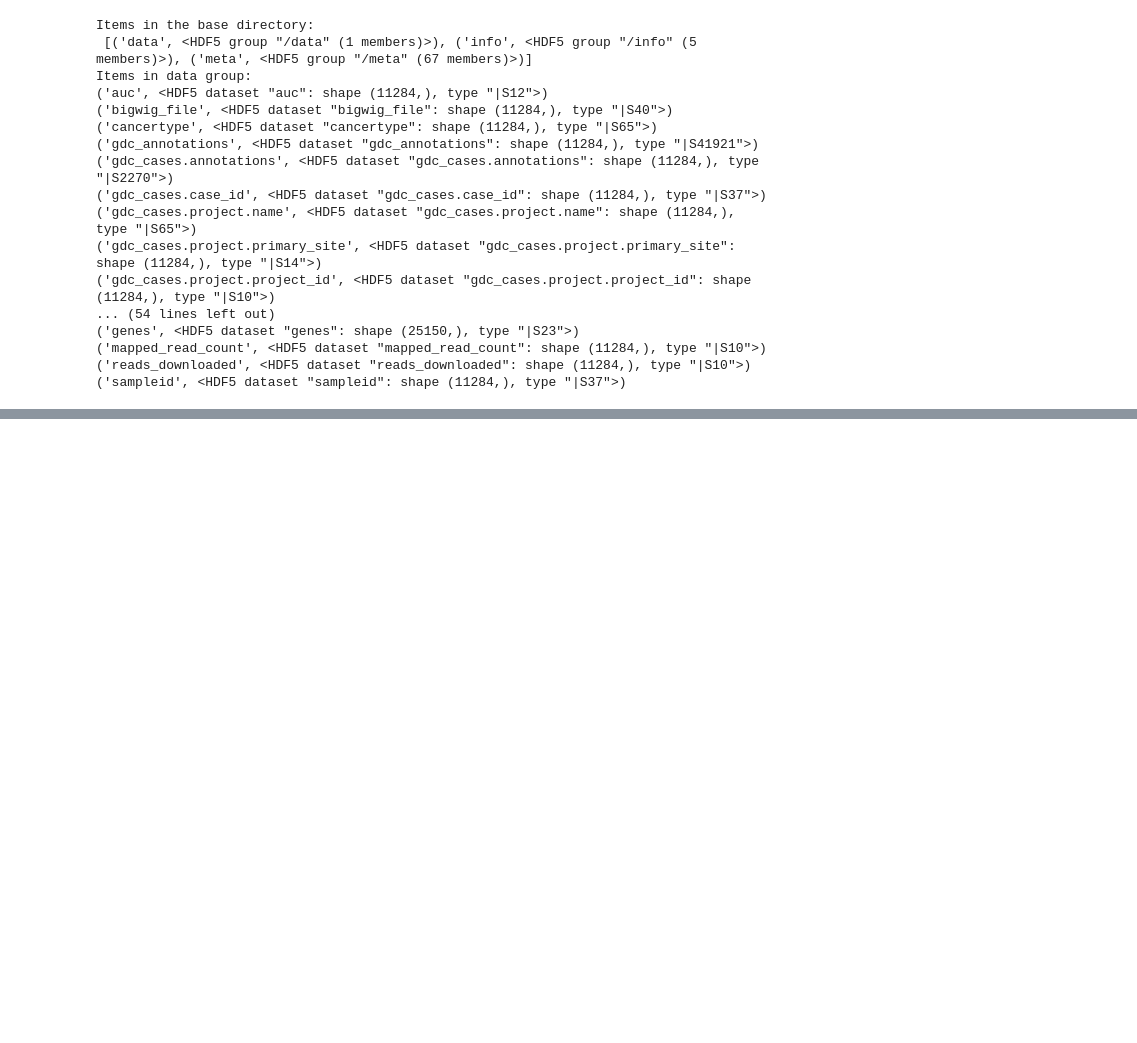
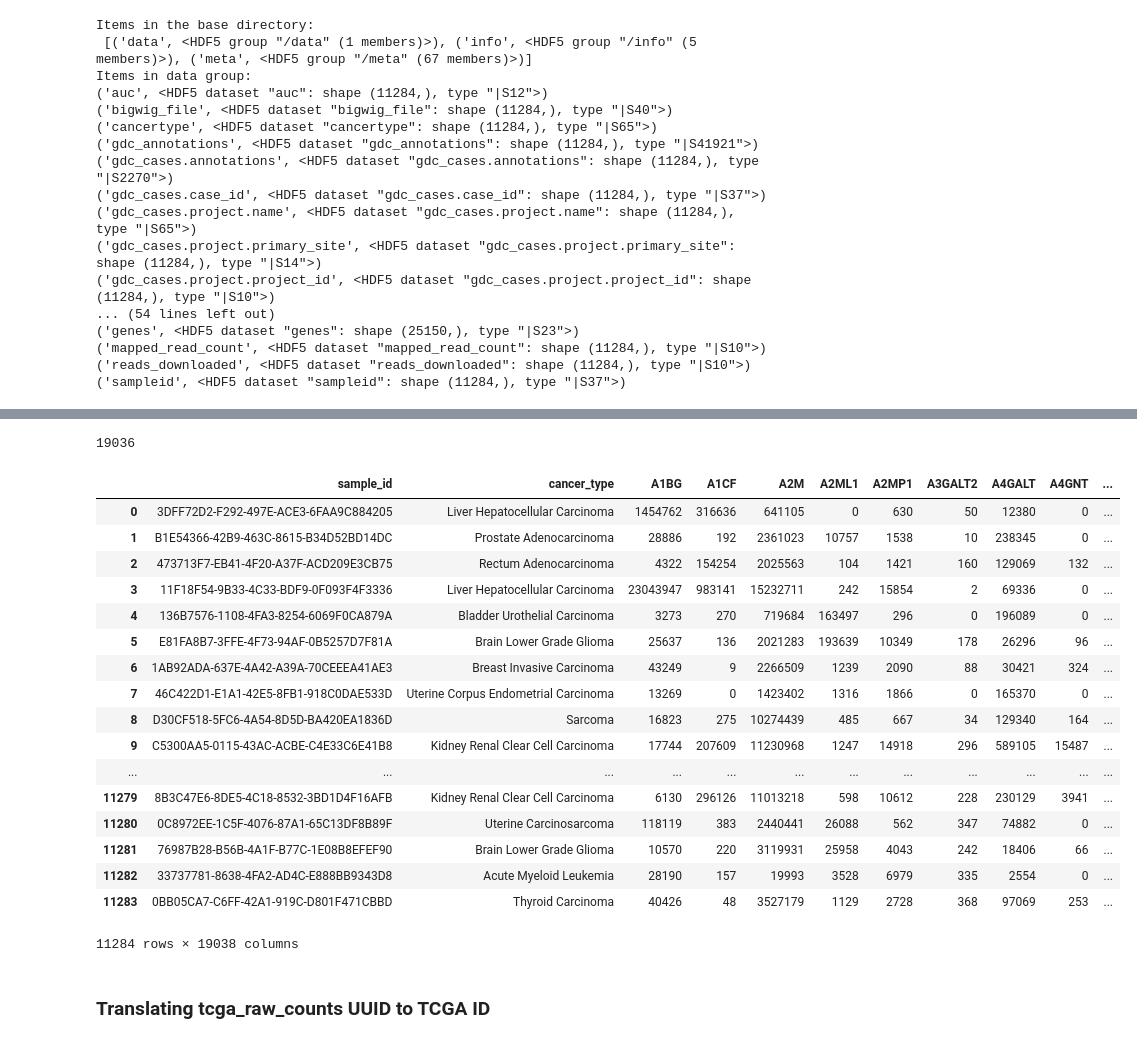
Before and after one commit to DEIB-GECO/brca_subtype, a Jupyter notebook: notebooks/ARCHS4_tcga_preprocessing.ipynb, the cells around one changed output, grey strips where cells are left out. Drawn from its saved outputs; the diff is of its cells as text; code cells hidden in the pictures; blank space fills up the shorter version.

```diff
--- a/notebooks/ARCHS4_tcga_preprocessing.ipynb
+++ b/notebooks/ARCHS4_tcga_preprocessing.ipynb
@@ -32,6 +32,7 @@ Items in data group:
 # %%
 with h5py.File('../data/TCGA_source/tcga_raw_counts.h5','r') as hdf:
     sample_id = [x.decode() for x in hdf["/meta/sampleid"]]
+    gdc_id = [x.decode() for x in hdf["/meta/gdc_file_id"]]
     cancer_type = [x.decode() for x in hdf["/meta/cancertype"]]
 # %%
 with h5py.File('../data/TCGA_source/tcga_raw_counts.h5','r') as hdf:
@@ -101,0 +53,34 @@ len(common_all)
+# %%
+common_genes = np.intersect1d(archs4_genes, tcga_raw_genes)
+# %%
+len(common_genes)
+# %% [output]
+19036
+# %%
+archs4_19036 = archs4[common_genes]
+tcga_raw_19036 = data[common_genes]
+# %%
+tcga_raw_19036 = pd.concat([sample_id_df, cancer_type_df, tcga_raw_19036], axis=1)
+# %%
+tcga_raw_19036
+# %% [output]
+|  | sample_id | cancer_type | A1BG | A1CF | A2M | A2ML1 | A2MP1 | A3GALT2 | A4GALT | A4GNT | ... |
+| 0 | 3DFF72D2-F292-497E-ACE3-6FAA9C884205 | Liver Hepatocellular Carcinoma | 1454762 | 316636 | 641105 | 0 | 630 | 50 | 12380 | 0 | ... |
+| 1 | B1E54366-42B9-463C-8615-B34D52BD14DC | Prostate Adenocarcinoma | 28886 | 192 | 2361023 | 10757 | 1538 | 10 | 238345 | 0 | ... |
+| 2 | 473713F7-EB41-4F20-A37F-ACD209E3CB75 | Rectum Adenocarcinoma | 4322 | 154254 | 2025563 | 104 | 1421 | 160 | 129069 | 132 | ... |
+| 3 | 11F18F54-9B33-4C33-BDF9-0F093F4F3336 | Liver Hepatocellular Carcinoma | 23043947 | 983141 | 15232711 | 242 | 15854 | 2 | 69336 | 0 | ... |
+| 4 | 136B7576-1108-4FA3-8254-6069F0CA879A | Bladder Urothelial Carcinoma | 3273 | 270 | 719684 | 163497 | 296 | 0 | 196089 | 0 | ... |
+| 5 | E81FA8B7-3FFE-4F73-94AF-0B5257D7F81A | Brain Lower Grade Glioma | 25637 | 136 | 2021283 | 193639 | 10349 | 178 | 26296 | 96 | ... |
+| 6 | 1AB92ADA-637E-4A42-A39A-70CEEEA41AE3 | Breast Invasive Carcinoma | 43249 | 9 | 2266509 | 1239 | 2090 | 88 | 30421 | 324 | ... |
+| 7 | 46C422D1-E1A1-42E5-8FB1-918C0DAE533D | Uterine Corpus Endometrial Carcinoma | 13269 | 0 | 1423402 | 1316 | 1866 | 0 | 165370 | 0 | ... |
+| 8 | D30CF518-5FC6-4A54-8D5D-BA420EA1836D | Sarcoma | 16823 | 275 | 10274439 | 485 | 667 | 34 | 129340 | 164 | ... |
+| 9 | C5300AA5-0115-43AC-ACBE-C4E33C6E41B8 | Kidney Renal Clear Cell Carcinoma | 17744 | 207609 | 11230968 | 1247 | 14918 | 296 | 589105 | 15487 | ... |
+| ... | ... | ... | ... | ... | ... | ... | ... | ... | ... | ... | ... |
+| 11279 | 8B3C47E6-8DE5-4C18-8532-3BD1D4F16AFB | Kidney Renal Clear Cell Carcinoma | 6130 | 296126 | 11013218 | 598 | 10612 | 228 | 230129 | 3941 | ... |
+| 11280 | 0C8972EE-1C5F-4076-87A1-65C13DF8B89F | Uterine Carcinosarcoma | 118119 | 383 | 2440441 | 26088 | 562 | 347 | 74882 | 0 | ... |
+| 11281 | 76987B28-B56B-4A1F-B77C-1E08B8EFEF90 | Brain Lower Grade Glioma | 10570 | 220 | 3119931 | 25958 | 4043 | 242 | 18406 | 66 | ... |
+| 11282 | 33737781-8638-4FA2-AD4C-E888BB9343D8 | Acute Myeloid Leukemia | 28190 | 157 | 19993 | 3528 | 6979 | 335 | 2554 | 0 | ... |
+| 11283 | 0BB05CA7-C6FF-42A1-919C-D801F471CBBD | Thyroid Carcinoma | 40426 | 48 | 3527179 | 1129 | 2728 | 368 | 97069 | 253 | ... |
+11284 rows × 19038 columns
+# %% [markdown]
+### Translating tcga_raw_counts UUID to TCGA ID
```
Also changed, not shown: parts of 62 cells of this notebook, 31 other files.
